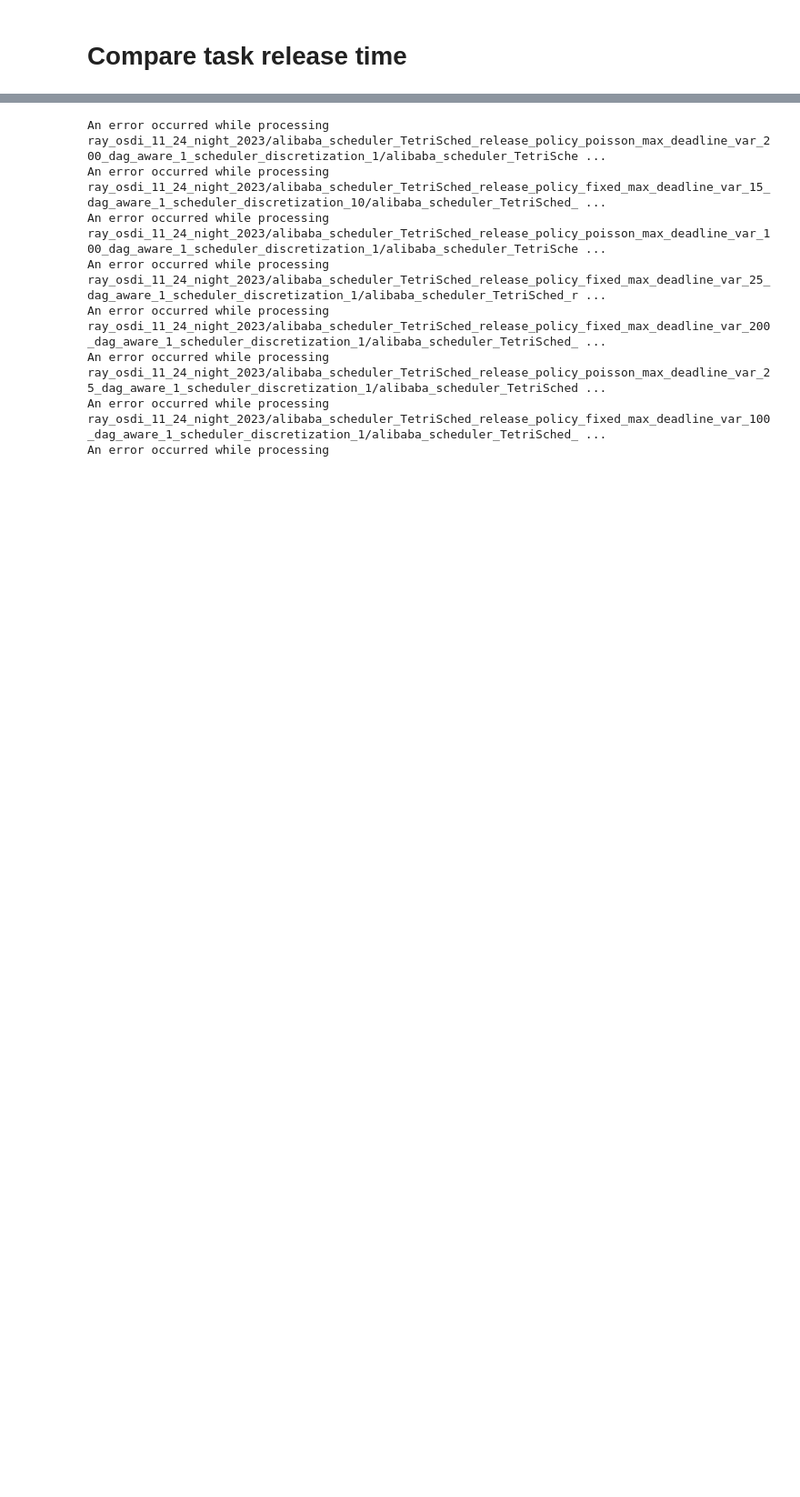
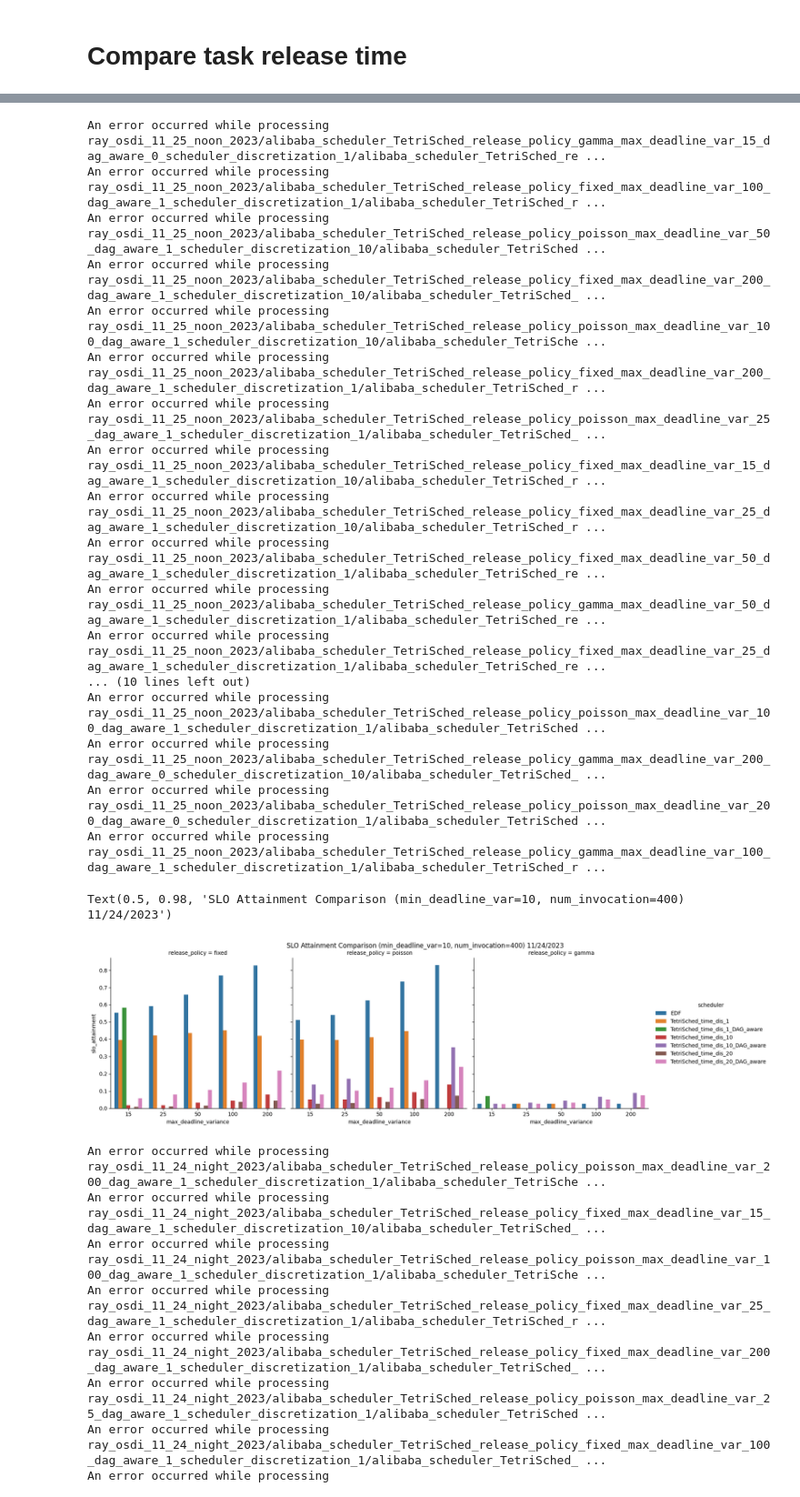
Before and after one commit to erdos-project/erdos-scheduling-simulator, a Jupyter notebook: experiments/analysis.ipynb, the cells around one changed output, grey strips where cells are left out. Shown at 91% size. Saved outputs shown, nothing was run; the diff lists cells and outputs as text; code cells hidden in the pictures; blank space fills up the shorter version.

Commit message:
Clean stuff up before mergin new main in with experiment run time error bug fix

```diff
--- a/experiments/analysis.ipynb
+++ b/experiments/analysis.ipynb
@@ -158,3 +140,32 @@ Task j_2849685@1-M4 release time mismatch: 835 != 865
+# %%
+data = extract_experiments_result("ray_osdi_11_25_noon_2023")
+
+cat = sns.catplot(
+            kind='bar', x="max_deadline_variance", y="slo_attainment", col='release_policy', col_order=["fixed", "poisson", "gamma"],
+            hue="scheduler", hue_order=["EDF", "TetriSched_time_dis_1",  "TetriSched_time_dis_1_DAG_aware", "TetriSched_time_dis_10", "TetriSched_time_dis_10_DAG_aware", "TetriSched_time_dis_20", "TetriSched_time_dis_20_DAG_aware"],
+            legend_out=True, data=data, errorbar=None)
+cat.fig.subplots_adjust(top=0.9)
+cat.fig.suptitle('SLO Attainment Comparison (min_deadline_var=10, num_invocation=400) 11/25/2023')
+# %% [output]
+An error occurred while processing ray_osdi_11_25_noon_2023/alibaba_scheduler_TetriSched_release_policy_gamma_max_deadline_var_15_dag_aware_0_scheduler_discretization_1/alibaba_scheduler_TetriSched_re ...
+An error occurred while processing ray_osdi_11_25_noon_2023/alibaba_scheduler_TetriSched_release_policy_fixed_max_deadline_var_100_dag_aware_1_scheduler_discretization_1/alibaba_scheduler_TetriSched_r ...
+An error occurred while processing ray_osdi_11_25_noon_2023/alibaba_scheduler_TetriSched_release_policy_poisson_max_deadline_var_50_dag_aware_1_scheduler_discretization_10/alibaba_scheduler_TetriSched ...
+An error occurred while processing ray_osdi_11_25_noon_2023/alibaba_scheduler_TetriSched_release_policy_fixed_max_deadline_var_200_dag_aware_1_scheduler_discretization_10/alibaba_scheduler_TetriSched_ ...
+An error occurred while processing ray_osdi_11_25_noon_2023/alibaba_scheduler_TetriSched_release_policy_poisson_max_deadline_var_100_dag_aware_1_scheduler_discretization_10/alibaba_scheduler_TetriSche ...
+An error occurred while processing ray_osdi_11_25_noon_2023/alibaba_scheduler_TetriSched_release_policy_fixed_max_deadline_var_200_dag_aware_1_scheduler_discretization_1/alibaba_scheduler_TetriSched_r ...
+An error occurred while processing ray_osdi_11_25_noon_2023/alibaba_scheduler_TetriSched_release_policy_poisson_max_deadline_var_25_dag_aware_1_scheduler_discretization_1/alibaba_scheduler_TetriSched_ ...
+An error occurred while processing ray_osdi_11_25_noon_2023/alibaba_scheduler_TetriSched_release_policy_fixed_max_deadline_var_15_dag_aware_1_scheduler_discretization_10/alibaba_scheduler_TetriSched_r ...
+An error occurred while processing ray_osdi_11_25_noon_2023/alibaba_scheduler_TetriSched_release_policy_fixed_max_deadline_var_25_dag_aware_1_scheduler_discretization_10/alibaba_scheduler_TetriSched_r ...
+An error occurred while processing ray_osdi_11_25_noon_2023/alibaba_scheduler_TetriSched_release_policy_fixed_max_deadline_var_50_dag_aware_1_scheduler_discretization_1/alibaba_scheduler_TetriSched_re ...
+An error occurred while processing ray_osdi_11_25_noon_2023/alibaba_scheduler_TetriSched_release_policy_gamma_max_deadline_var_50_dag_aware_1_scheduler_discretization_1/alibaba_scheduler_TetriSched_re ...
+An error occurred while processing ray_osdi_11_25_noon_2023/alibaba_scheduler_TetriSched_release_policy_fixed_max_deadline_var_25_dag_aware_1_scheduler_discretization_1/alibaba_scheduler_TetriSched_re ...
+... (10 lines left out)
+An error occurred while processing ray_osdi_11_25_noon_2023/alibaba_scheduler_TetriSched_release_policy_poisson_max_deadline_var_100_dag_aware_1_scheduler_discretization_1/alibaba_scheduler_TetriSched ...
+An error occurred while processing ray_osdi_11_25_noon_2023/alibaba_scheduler_TetriSched_release_policy_gamma_max_deadline_var_200_dag_aware_0_scheduler_discretization_10/alibaba_scheduler_TetriSched_ ...
+An error occurred while processing ray_osdi_11_25_noon_2023/alibaba_scheduler_TetriSched_release_policy_poisson_max_deadline_var_200_dag_aware_0_scheduler_discretization_1/alibaba_scheduler_TetriSched ...
+An error occurred while processing ray_osdi_11_25_noon_2023/alibaba_scheduler_TetriSched_release_policy_gamma_max_deadline_var_100_dag_aware_1_scheduler_discretization_1/alibaba_scheduler_TetriSched_r ...
+Text(0.5, 0.98, 'SLO Attainment Comparison (min_deadline_var=10, num_invocation=400) 11/24/2023')
+[figure, added]
 # %%
 data = extract_experiments_result("ray_osdi_11_24_night_2023")
 
```
Also changed, not shown: parts of 3 cells of this notebook, 2 other files.
